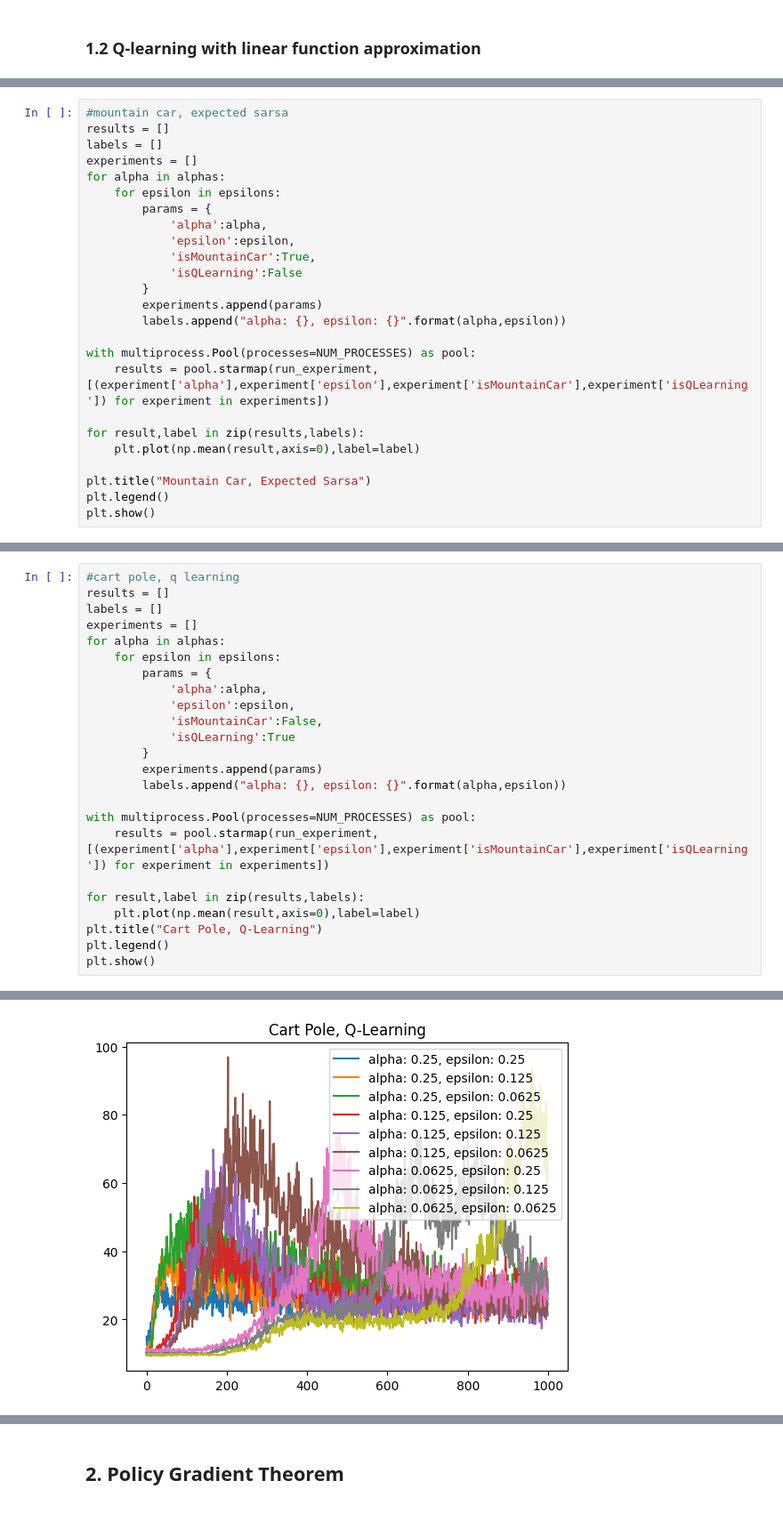
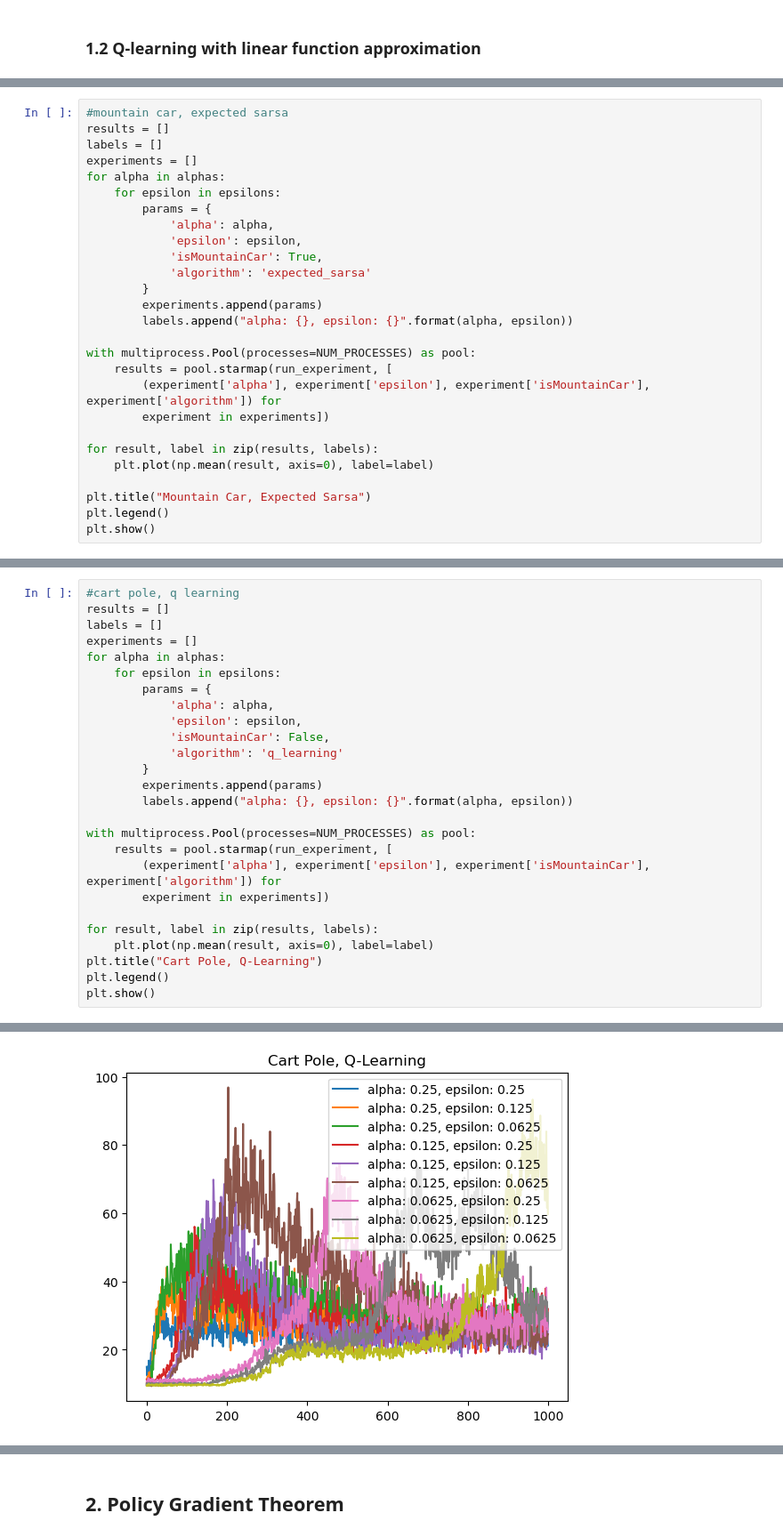
Before and after one commit to ryanreszetnik/COMP579, a Jupyter notebook: A3/COMP579_Assignment3.ipynb, the cells around one changed output, grey strips where cells are left out. Shown: that part at 89% size. Saved outputs shown, nothing was run; the diff lists cells and outputs as text.

```diff
--- a/A3/COMP579_Assignment3.ipynb
+++ b/A3/COMP579_Assignment3.ipynb
@@ -271,19 +292,21 @@ experiments = []
 for alpha in alphas:
     for epsilon in epsilons:
         params = {
-            'alpha':alpha,
-            'epsilon':epsilon,
-            'isMountainCar':True,
-            'isQLearning':False
+            'alpha': alpha,
+            'epsilon': epsilon,
+            'isMountainCar': True,
+            'algorithm': 'expected_sarsa'
         }
         experiments.append(params)
-        labels.append("alpha: {}, epsilon: {}".format(alpha,epsilon))
+        labels.append("alpha: {}, epsilon: {}".format(alpha, epsilon))
 
 with multiprocess.Pool(processes=NUM_PROCESSES) as pool:
-    results = pool.starmap(run_experiment, [(experiment['alpha'],experiment['epsilon'],experiment['isMountainCar'],experiment['isQLearning']) for experiment in experiments])
+    results = pool.starmap(run_experiment, [
+        (experiment['alpha'], experiment['epsilon'], experiment['isMountainCar'], experiment['algorithm']) for
+        experiment in experiments])
 
-for result,label in zip(results,labels):
-    plt.plot(np.mean(result,axis=0),label=label)
+for result, label in zip(results, labels):
+    plt.plot(np.mean(result, axis=0), label=label)
 
 plt.title("Mountain Car, Expected Sarsa")
 plt.legend()
@@ -307,19 +330,21 @@ experiments = []
 for alpha in alphas:
     for epsilon in epsilons:
         params = {
-            'alpha':alpha,
-            'epsilon':epsilon,
-            'isMountainCar':False,
-            'isQLearning':True
+            'alpha': alpha,
+            'epsilon': epsilon,
+            'isMountainCar': False,
+            'algorithm': 'q_learning'
         }
         experiments.append(params)
-        labels.append("alpha: {}, epsilon: {}".format(alpha,epsilon))
+        labels.append("alpha: {}, epsilon: {}".format(alpha, epsilon))
 
 with multiprocess.Pool(processes=NUM_PROCESSES) as pool:
-    results = pool.starmap(run_experiment, [(experiment['alpha'],experiment['epsilon'],experiment['isMountainCar'],experiment['isQLearning']) for experiment in experiments])
+    results = pool.starmap(run_experiment, [
+        (experiment['alpha'], experiment['epsilon'], experiment['isMountainCar'], experiment['algorithm']) for
+        experiment in experiments])
 
-for result,label in zip(results,labels):
-    plt.plot(np.mean(result,axis=0),label=label)
+for result, label in zip(results, labels):
+    plt.plot(np.mean(result, axis=0), label=label)
 plt.title("Cart Pole, Q-Learning")
 plt.legend()
 plt.show()
@@ -336,4 +361,4 @@ Loaded experiment 0.0625-0.0625-0.99-4-7-1000-50-cart_pole-q_learning-0
-[figure, old version]
+[figure, new version]
 # %%
 #cart pole, expected sarsa
 results = []
```
Also changed, not shown: parts of 30 cells of this notebook, 36 other files.
